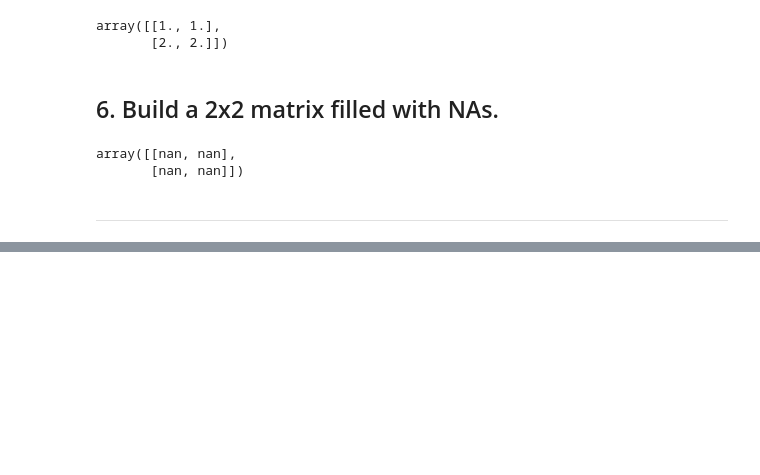
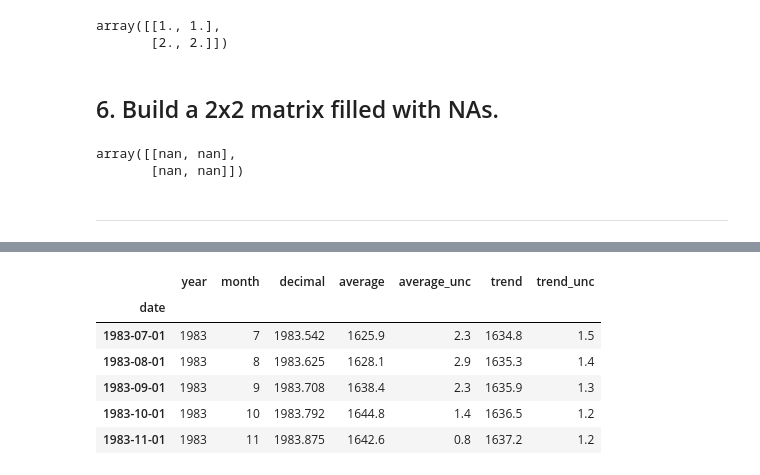
Before and after one commit to profxj/ocea200, a Jupyter notebook: OCEA-267/Lectures/Exercise_W1_L2.ipynb, the cells around one changed output, grey strips where cells are left out. Saved outputs shown, nothing was run; the diff lists cells and outputs as text; code cells hidden in the pictures; blank space fills up the shorter version.

```diff
--- a/OCEA-267/Lectures/Exercise_W1_L2.ipynb
+++ b/OCEA-267/Lectures/Exercise_W1_L2.ipynb
@@ -57,0 +105,16 @@ array([[nan, nan],
+# %%
+dates = []
+for index, row in ch4.iterrows():
+    dates.append(f'{int(row.year)}-{int(row.month)}')
+dates = pandas.to_datetime(dates)
+ch4['date'] = dates
+ch4.set_index('date', inplace=True)
+ch4.head()
+# %% [output]
+|  | year | month | decimal | average | average_unc | trend | trend_unc |
+| date |  |  |  |  |  |  |  |
+| 1983-07-01 | 1983 | 7 | 1983.542 | 1625.9 | 2.3 | 1634.8 | 1.5 |
+| 1983-08-01 | 1983 | 8 | 1983.625 | 1628.1 | 2.9 | 1635.3 | 1.4 |
+| 1983-09-01 | 1983 | 9 | 1983.708 | 1638.4 | 2.3 | 1635.9 | 1.3 |
+| 1983-10-01 | 1983 | 10 | 1983.792 | 1644.8 | 1.4 | 1636.5 | 1.2 |
+| 1983-11-01 | 1983 | 11 | 1983.875 | 1642.6 | 0.8 | 1637.2 | 1.2 |
```
Also changed, not shown: parts of 19 cells of this notebook.
